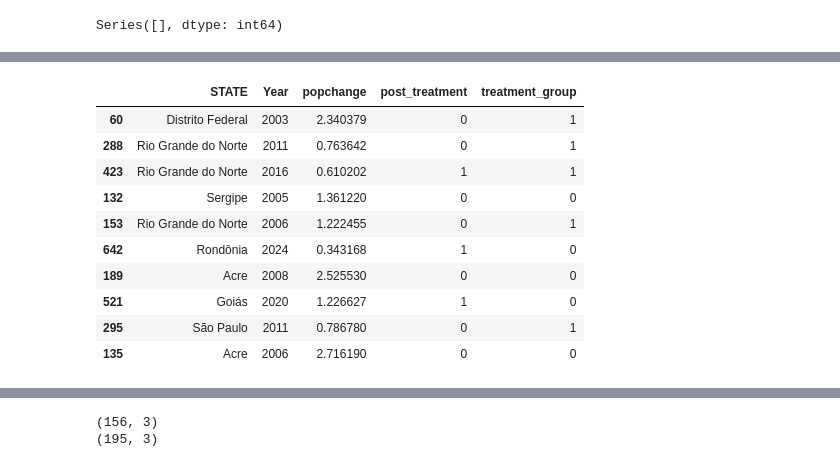
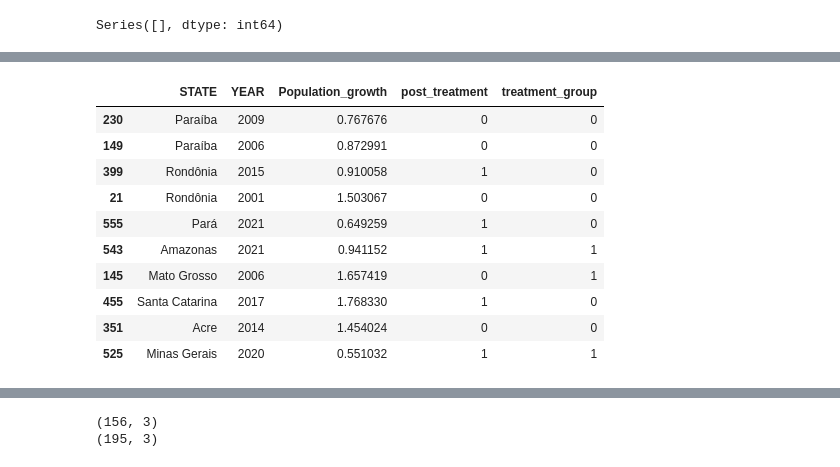
Before and after one commit to david-camper/worldcuphostcities_impact, a Jupyter notebook: analysis.ipynb, the cells around one changed output, grey strips where cells are left out. Saved outputs shown, nothing was run; the diff lists cells and outputs as text; code cells hidden in the pictures.

```diff
--- a/analysis.ipynb
+++ b/analysis.ipynb
@@ -4,5 +32,5 @@ import matplotlib.pyplot as plt
 # %%
-population_df = pd.read_excel('/home/jovyan/WorldCupHostCities_Impact/data/population_data.xlsx')
+population_df = pd.read_excel('/Users/muhammadmuhdhar/Desktop/Repo/WorldCupHostCities_Impact/data/population_data.xlsx')
 population_df.head()
 # %% [output]
 |  | SEXO | CÓD. | SIGLA | LOCAL | 2000 | 2001 | 2002 | 2003 | 2004 | 2005 | ... | ... |
@@ -111,14 +161,0 @@ population_df_melted['treatment_group'] = (population_df_melted['STATE'].isin(ho
-# %%
-population_df_melted.sample(10)
-# %% [output]
-|  | STATE | Year | popchange | post_treatment | treatment_group |
-| 60 | Distrito Federal | 2003 | 2.340379 | 0 | 1 |
-| 288 | Rio Grande do Norte | 2011 | 0.763642 | 0 | 1 |
-| 423 | Rio Grande do Norte | 2016 | 0.610202 | 1 | 1 |
-| 132 | Sergipe | 2005 | 1.361220 | 0 | 0 |
-| 153 | Rio Grande do Norte | 2006 | 1.222455 | 0 | 1 |
-| 642 | Rondônia | 2024 | 0.343168 | 1 | 0 |
-| 189 | Acre | 2008 | 2.525530 | 0 | 0 |
-| 521 | Goiás | 2020 | 1.226627 | 1 | 0 |
-| 295 | São Paulo | 2011 | 0.786780 | 0 | 1 |
-| 135 | Acre | 2006 | 2.716190 | 0 | 0 |
@@ -130 +162,31 @@ import statsmodels.formula.api as smf
+# %%
+# Define the treatment year as a Pandas Period object with annual frequency
+# This represents the year when the World Cup took place
+world_cup_treatment = pd.Period("2014", freq="Y")
+
+# Convert the 'YEAR' column in the DataFrame to a Pandas PeriodIndex with annual frequency
+# Ensures that the 'YEAR' column is treated as a time-based index, useful for comparisons
+population_growth_long_df['YEAR'] = pd.PeriodIndex(population_growth_long_df['YEAR'].astype(str), freq='Y')
+
+# Create a new column 'post_treatment' indicating whether each year is after the treatment year
+# Assigns 1 if the year is after 2014, and 0 otherwise
+population_growth_long_df['post_treatment'] = (population_growth_long_df['YEAR'] > world_cup_treatment).astype(int)
+
+# Create a new column 'treatment_group' to indicate whether each state is a host state
+# Assigns 1 for host states and 0 for non-host states
+population_growth_long_df['treatment_group'] = (population_growth_long_df['STATE'].isin(host_states)).astype(int)
+
+population_growth_long_df.sample(10)
+# %% [output]
+|  | STATE | YEAR | Population_growth | post_treatment | treatment_group |
+| 230 | Paraíba | 2009 | 0.767676 | 0 | 0 |
+| 149 | Paraíba | 2006 | 0.872991 | 0 | 0 |
+| 399 | Rondônia | 2015 | 0.910058 | 1 | 0 |
+| 21 | Rondônia | 2001 | 1.503067 | 0 | 0 |
+| 555 | Pará | 2021 | 0.649259 | 1 | 0 |
+| 543 | Amazonas | 2021 | 0.941152 | 1 | 1 |
+| 145 | Mato Grosso | 2006 | 1.657419 | 0 | 1 |
+| 455 | Santa Catarina | 2017 | 1.768330 | 1 | 0 |
+| 351 | Acre | 2014 | 1.454024 | 0 | 0 |
+| 525 | Minas Gerais | 2020 | 0.551032 | 1 | 1 |
 # %%
```
Also changed, not shown: parts of 28 cells of this notebook.
